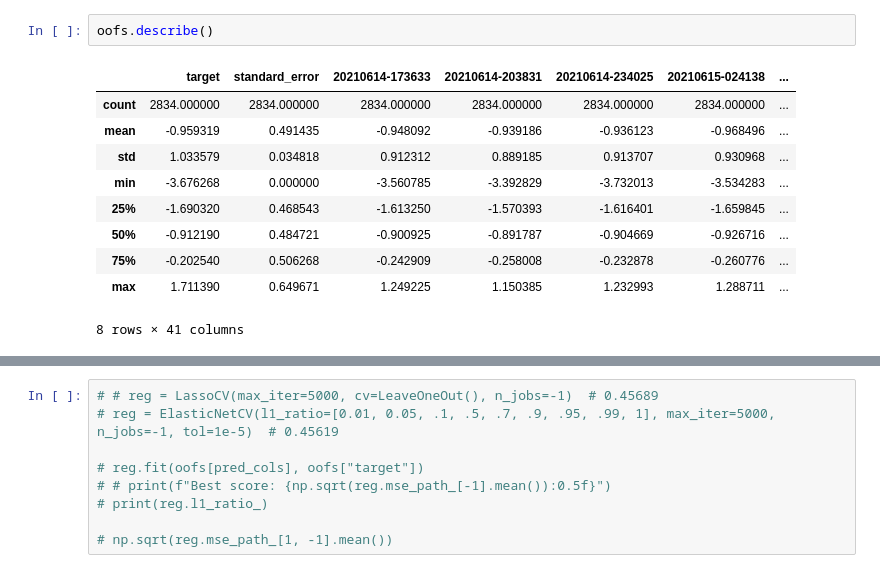
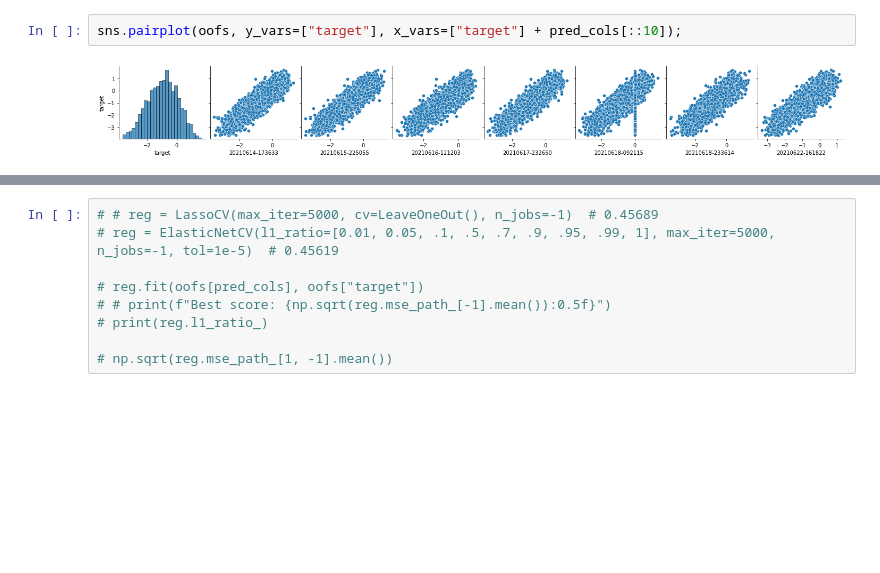
Before and after one commit to Anjum48/commonlitreadabilityprize, a Jupyter notebook: notebooks/stacking.ipynb, the cells around one changed output, grey strips where cells are left out. Cells and saved outputs as stored; diff of their text form; blank space fills up the shorter version.

```diff
--- a/notebooks/stacking.ipynb
+++ b/notebooks/stacking.ipynb
@@ -217,16 +280,7 @@ sns.heatmap(corr, mask=mask, cmap=cmap, vmin=0.9, vmax=1.0, # center=0,
-# %%
-oofs.describe()
-# %% [output]
-|  | target | standard_error | 20210614-173633 | 20210614-203831 | 20210614-234025 | 20210615-024138 | ... |
-| count | 2834.000000 | 2834.000000 | 2834.000000 | 2834.000000 | 2834.000000 | 2834.000000 | ... |
-| mean | -0.959319 | 0.491435 | -0.948092 | -0.939186 | -0.936123 | -0.968496 | ... |
-| std | 1.033579 | 0.034818 | 0.912312 | 0.889185 | 0.913707 | 0.930968 | ... |
-| min | -3.676268 | 0.000000 | -3.560785 | -3.392829 | -3.732013 | -3.534283 | ... |
-| 25% | -1.690320 | 0.468543 | -1.613250 | -1.570393 | -1.616401 | -1.659845 | ... |
-| 50% | -0.912190 | 0.484721 | -0.900925 | -0.891787 | -0.904669 | -0.926716 | ... |
-| 75% | -0.202540 | 0.506268 | -0.242909 | -0.258008 | -0.232878 | -0.260776 | ... |
-| max | 1.711390 | 0.649671 | 1.249225 | 1.150385 | 1.232993 | 1.288711 | ... |
-8 rows × 41 columns
+# %%
+sns.pairplot(oofs, y_vars=["target"], x_vars=["target"] + pred_cols[::10]);
+# %% [output]
+[figure, added]
 # %%
 scores = cross_val_score(
 #     LinearRegression(),
```
Also changed, not shown: parts of 22 cells of this notebook, 2 other files.
